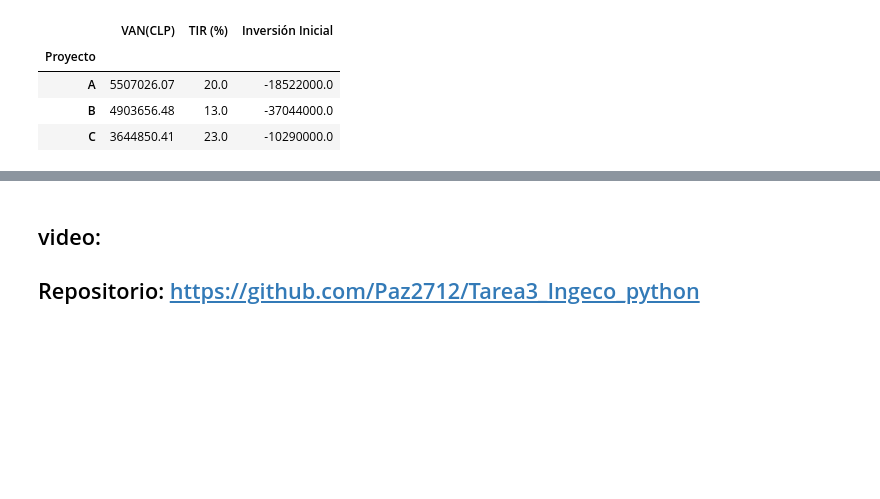
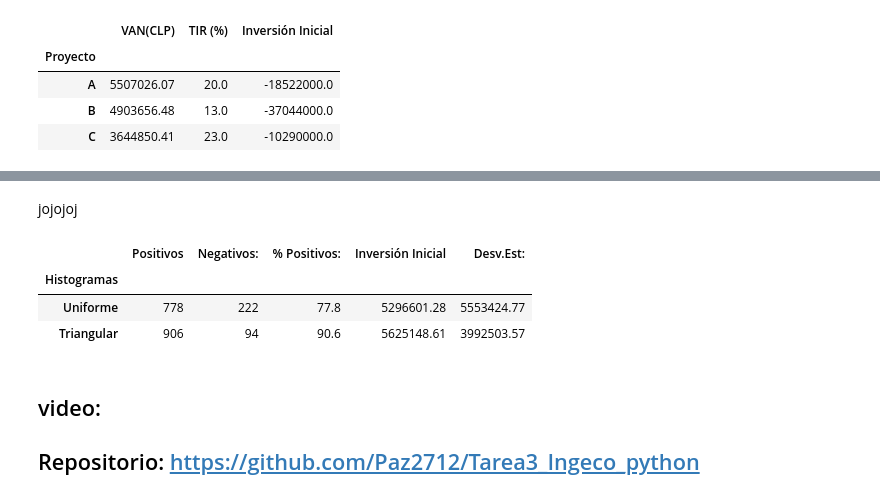
Before and after one commit to Paz2712/Tarea3_Ingeco_python, a Jupyter notebook: Tarea3_2025730294_García.ipynb, the cells around one changed output, grey strips where cells are left out. Drawn from its saved outputs; the diff is of its cells as text; code cells hidden in the pictures; blank space fills up the shorter version.

```diff
--- a/Tarea3_2025730294_García.ipynb
+++ b/Tarea3_2025730294_García.ipynb
@@ -82,3 +270,68 @@ i =0
+# %% [markdown]
+jojojoj
+# %%
+#Uniforme
+
+rng = np.random.default_rng(2025730294)
+m_uniforme = rng.uniform(0.60,1.40,1000)
+VanUniforme = []
+for m in m_uniforme:
+
+    Valores = [
+            -18522000,
+            5000000 * m,
+            6500000 * m,
+            7500000 * m,
+            11000000 * m
+        ]
+
+    VAN = npf.npv(r, Valores)
+
+    VanUniforme.append(VAN)
+PositivosU = np.sum(np.array(VanUniforme) > 0)
+NegativosU = np.sum(np.array(VanUniforme) < 0)
+
+
+#triangular
+
+m_triangular = rng.triangular(0.60,1.00,1.40,1000)
+VanTriangular = []
+for m in m_triangular:
+
+    Valores = [ -18522000,
+                 5000000 * m,
+                 6500000 * m,
+                 7500000 * m,
+                 11000000 * m ]
+
+    VAN = npf.npv(r, Valores)
+
+    VanTriangular.append(VAN)
+
+PositivosU = np.sum(np.array(VanUniforme) > 0)
+NegativosU = np.sum(np.array(VanUniforme) < 0)
+
+PositivosT = np.sum(np.array(VanTriangular) > 0)
+NegativosT = np.sum(np.array(VanTriangular) < 0)
+
+# tabla comparativa
+
+TablaResultadosHistogramas = pd.DataFrame({
+    "Histogramas":["Uniforme","Triangular"],
+    "Positivos":[PositivosU,PositivosT],
+    "Negativos:": [NegativosU,NegativosT],
+    "% Positivos:":[PositivosU/1000*100,PositivosT/1000*100],
+    "Inversión Inicial":[round(np.mean(VanUniforme),2), round(np.mean(VanTriangular),2)],
+    "Desv.Est:":[round(np.std(VanUniforme),2) , round(np.std(VanTriangular),2)]
+})
+
+TablaResultadosHistogramas= TablaResultadosHistogramas.set_index("Histogramas")
+display(TablaResultadosHistogramas)
+# %% [output]
+|  | Positivos | Negativos: | % Positivos: | Inversión Inicial | Desv.Est: |
+| Histogramas |  |  |  |  |  |
+| Uniforme | 778 | 222 | 77.8 | 5296601.28 | 5553424.77 |
+| Triangular | 906 | 94 | 90.6 | 5625148.61 | 3992503.57 |
 # %% [markdown]
 ## video:
 ## Repositorio: https://github.com/Paz2712/Tarea3_Ingeco_python
```
Also changed, not shown: parts of 9 cells of this notebook, 2 other files.
